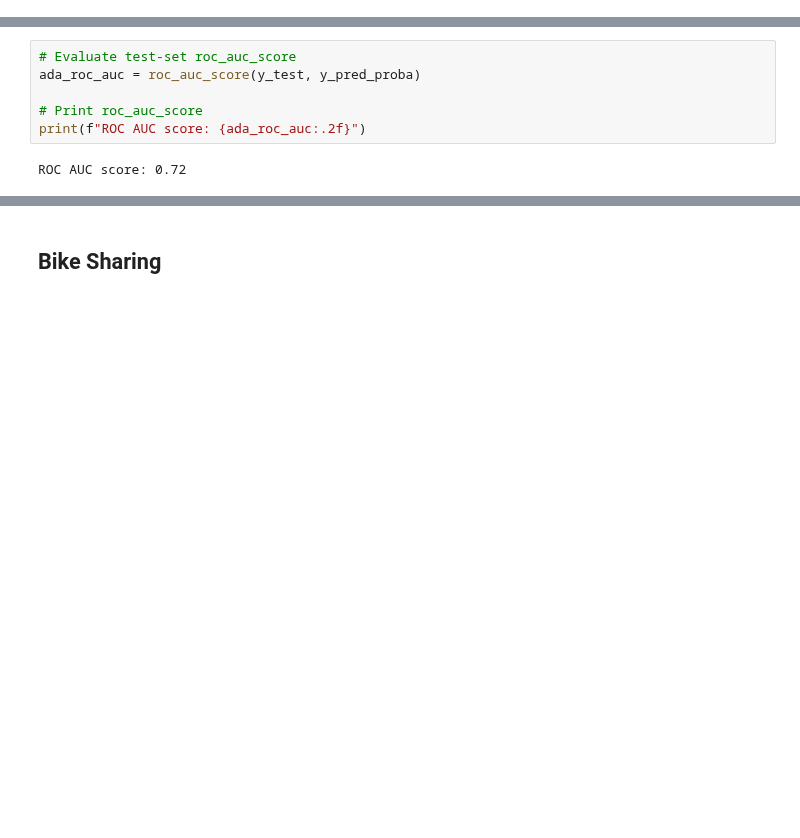
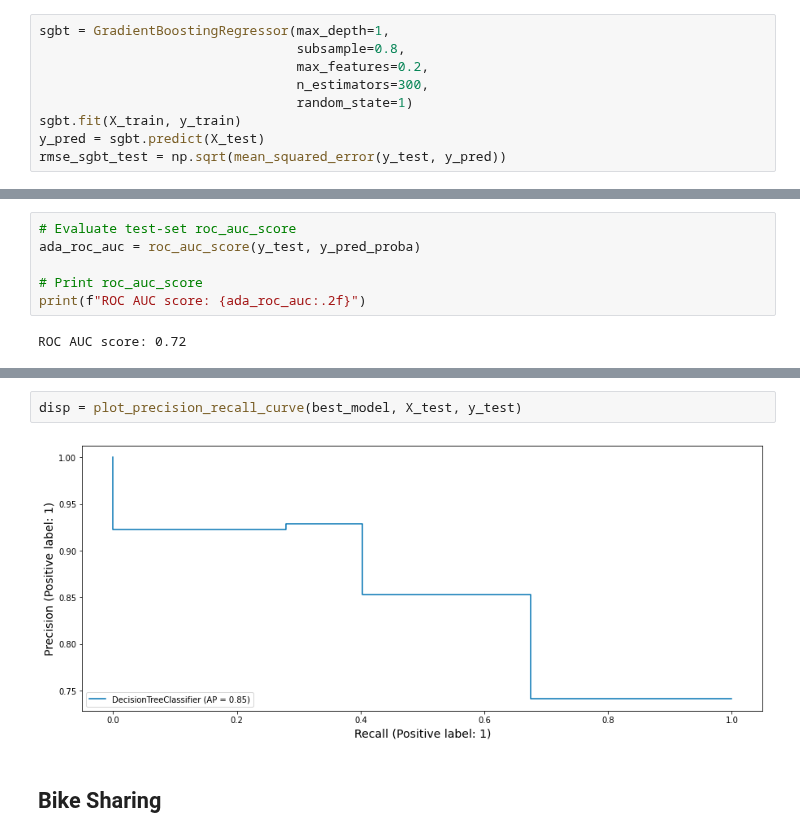
Before and after one commit to watchful-cluckets/springboard_dsci_career_track, a Jupyter notebook: datacamp_projects/trees/notebook.ipynb, the cells around one changed output, grey strips where cells are left out. Saved outputs shown, nothing was run; the diff lists cells and outputs as text; blank space fills up the shorter version.

```diff
--- a/datacamp_projects/trees/notebook.ipynb
+++ b/datacamp_projects/trees/notebook.ipynb
@@ -340,3 +355,12 @@ plot_feature_importances(X, rf)
+# %%
+sgbt = GradientBoostingRegressor(max_depth=1,
+                                 subsample=0.8,
+                                 max_features=0.2,
+                                 n_estimators=300,
+                                 random_state=1)
+sgbt.fit(X_train, y_train)
+y_pred = sgbt.predict(X_test)
+rmse_sgbt_test = np.sqrt(mean_squared_error(y_test, y_pred))
 # %% [markdown]
 ### Linear Regression
 # %%
@@ -609,3 +679,7 @@ ROC AUC score: 0.72
+# %%
+disp = plot_precision_recall_curve(best_model, X_test, y_test)
+# %% [output]
+[figure, added]
 # %% [markdown]
 ## Bike Sharing
 # %% [markdown]
```
Also changed, not shown: parts of 23 cells of this notebook.
